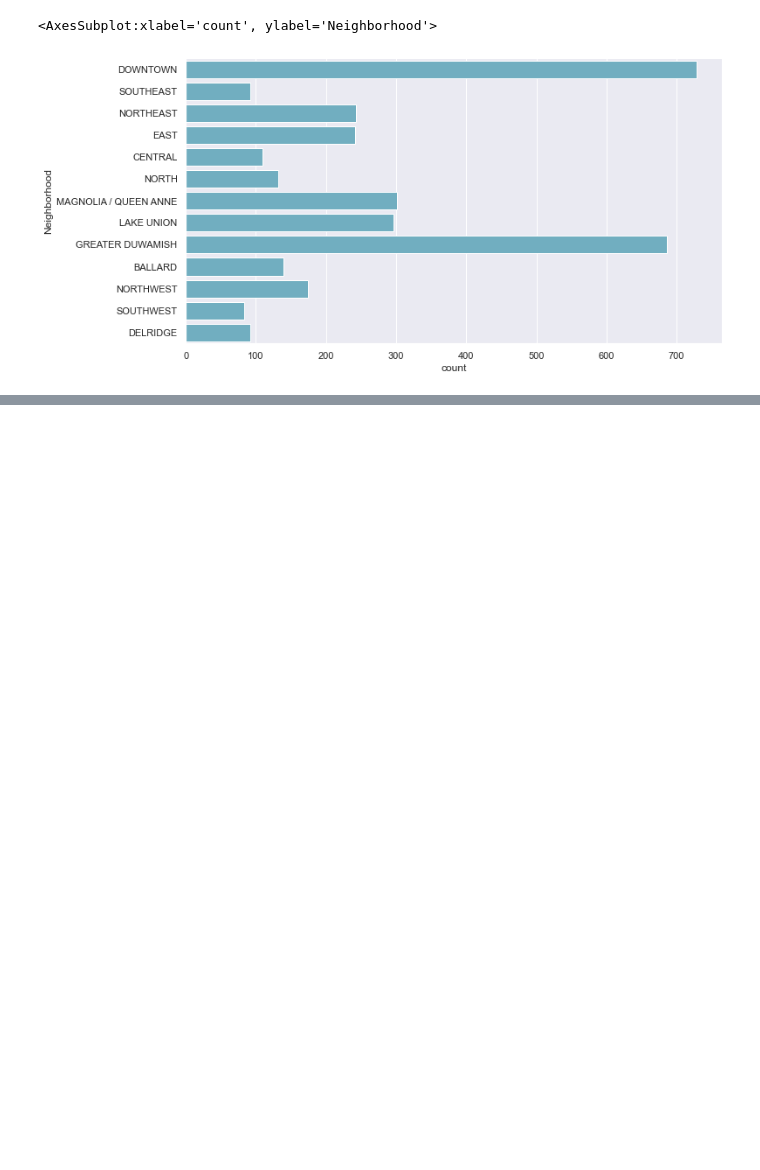
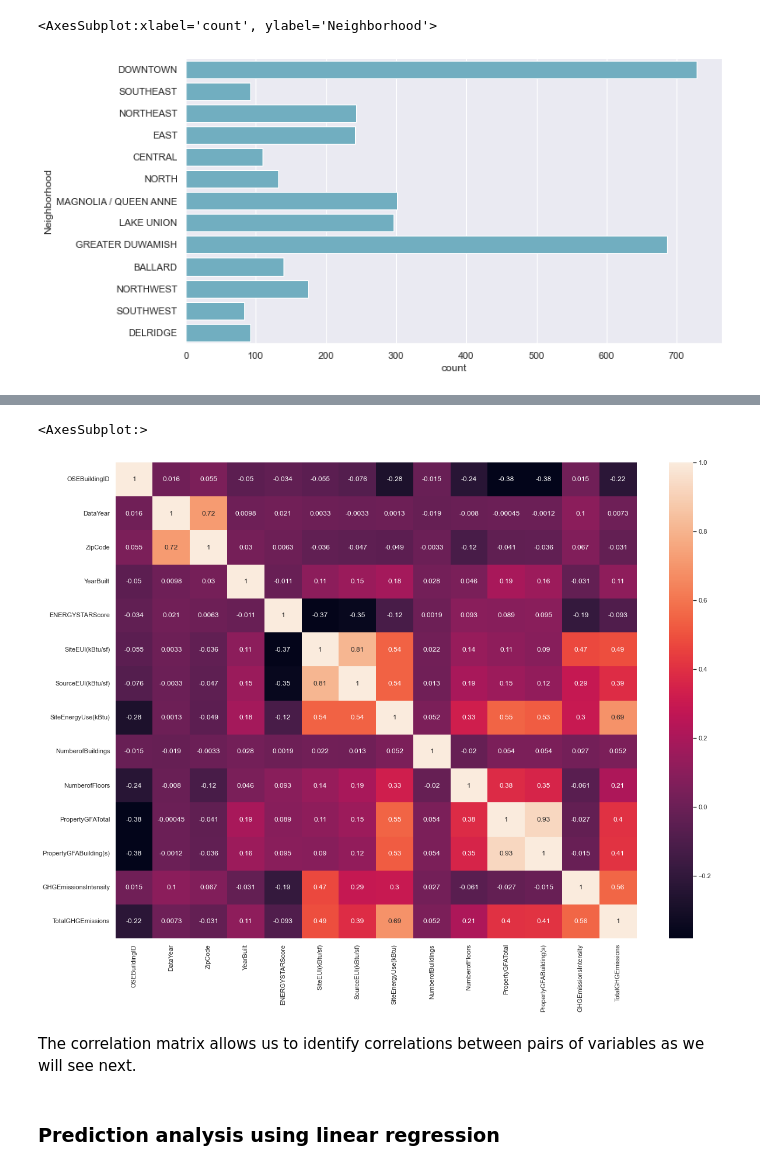
Before and after one commit to MariaDBPerez/energy_consumption, a Jupyter notebook: project_4.ipynb, the cells around one changed output, grey strips where cells are left out. Cells and saved outputs as stored; diff of their text form; code cells hidden in the pictures; blank space fills up the shorter version.

```diff
--- a/project_4.ipynb
+++ b/project_4.ipynb
@@ -453,0 +523,2 @@ sns.countplot(y="Neighborhood", data=new_df_both_years, color="c")
+# %%
+correlation_matrix = new_df_both_years.corr(method='kendall')
@@ -453,0 +527,10 @@ sns.countplot(y="Neighborhood", data=new_df_both_years, color="c")
+# %%
+plt.figure(figsize=(20,15))
+sns.heatmap(correlation_matrix, xticklabels=correlation_matrix.columns, yticklabels=correlation_matrix.columns, annot=True)
+# %% [output]
+<AxesSubplot:>
+[figure, added]
+# %% [markdown]
+The correlation matrix allows us to identify correlations between pairs of variables as we will see next.
+# %% [markdown]
+### Prediction analysis using linear regression
```
Also changed, not shown: parts of 58 cells of this notebook.
